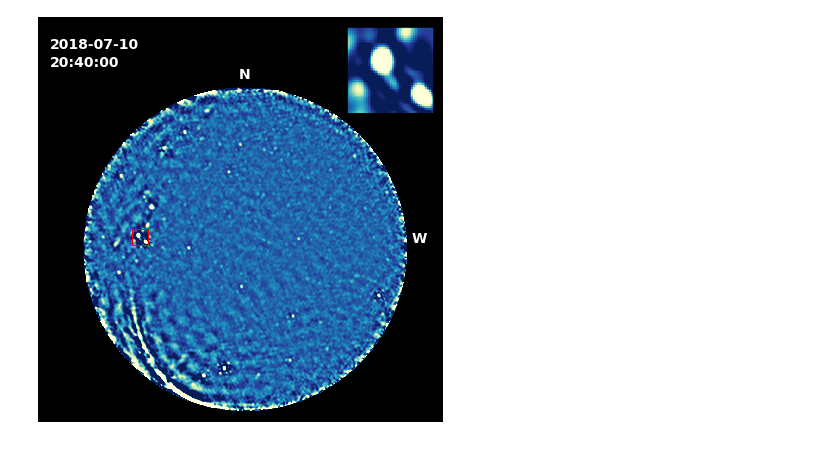
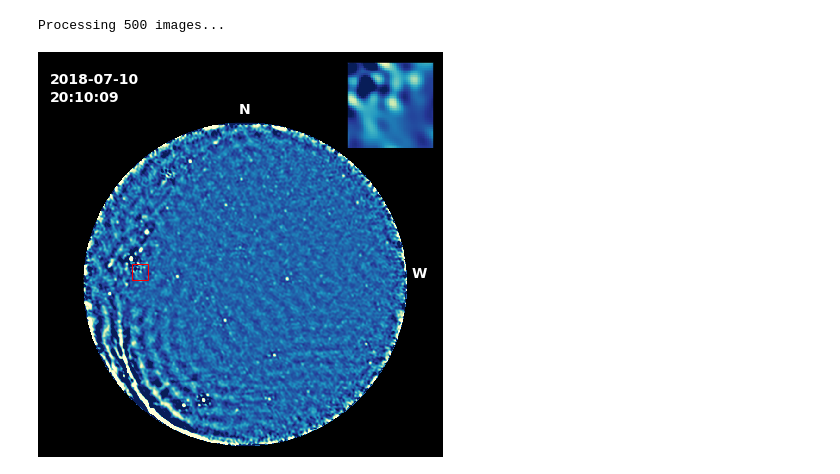
Before and after one commit to transientskp/TraP_tools, a Jupyter notebook: tools/animation_zoom.ipynb, the cells around one changed output. Drawn from its saved outputs; the diff is of its cells as text; code cells hidden in the pictures.

Commit message:
Printing image count properly.

```diff
--- a/tools/animation_zoom.ipynb
+++ b/tools/animation_zoom.ipynb
@@ -60,7 +60,7 @@ plt.rcParams['figure.facecolor'] = 'black'
 
 pos = [180,550] # X, Y pixel coordinates of the transient candidate
 delta = 50 # width of the zoom-in box
-path="/home/shulevski/Desktop/20180710_2/2018-07-10T2[0,1]:??:?0-S*-B*.fits" #path to the images, including image selection
+path="/home/shulevski/Desktop/20180710_2/2018-07-10T2[0,1]:??:??-S*-B*.fits" #path to the images, including image selection
 
 '''
 TODO (AARTFAAC only?): add WCS capability, coordinate grid overlay
@@ -80,41 +80,42 @@ Add cardinal direction labels (NEWS)
 '''
 
 images = np.array(sorted(glob.glob(path)))
-len(images)
+print 'Processing ' + str(len(images)) + ' images...'
 i = 0
 main = fig.add_axes([.09, .01, .75, .75])
 im = main.imshow(f(images[i]), vmin=-30, vmax = 80, animated=True, cmap=cmap, origin='lower')
 
 zmbox = patches.Rectangle((pos[0]-delta/2,pos[1]-delta/2),delta,delta,linewidth=1,edgecolor='r',facecolor='none',aa=True,animated=True)
 main.add_patch(zmbox)
 main.set_facecolor('black')
 
 label = fig.add_axes([.01, .8, .3, .1])
 label.set_facecolor('black')
 ttl = label.text(0.01, 0.5, '', color="white", fontsize=14, weight="bold")
 tt2 = label.text(0.01, 0.1, '', color="white", fontsize=14, weight="bold")
 
 zoom = fig.add_axes([.7, .7, .2, .2])
 zmi = zoom.imshow(f1(images[i]), vmin=-30, vmax = 80, animated=True, cmap=cmap, origin='lower')
 
 north = fig.add_axes([.4, .78, .1, .1])
 north.set_facecolor('black')
 no = north.text(0.5, 0.01, 'N', color="white", fontsize=14, weight="bold")
 
 west = fig.add_axes([.85, .4, .01, .1])
 west.set_facecolor('black')
 we = west.text(0.01, 0.01, 'W', color="white", fontsize=14, weight="bold")
 
 plt.setp(label, xticks=[], yticks=[])
 plt.setp(main, xticks=[], yticks=[])
 plt.setp(zoom, xticks=[], yticks=[])
 plt.setp(north, xticks=[], yticks=[])
 plt.setp(west, xticks=[], yticks=[])
 plt.tight_layout()
 
 ani = animation.FuncAnimation(fig, updatefig, interval=150, frames=len(images), blit=True)
 # %% [output]
+Processing 500 images...
-[figure, old version]
+[figure, new version]
 # %%
 # Breaks if too large
 
```
Also changed, not shown: parts of 1 cell of this notebook.
